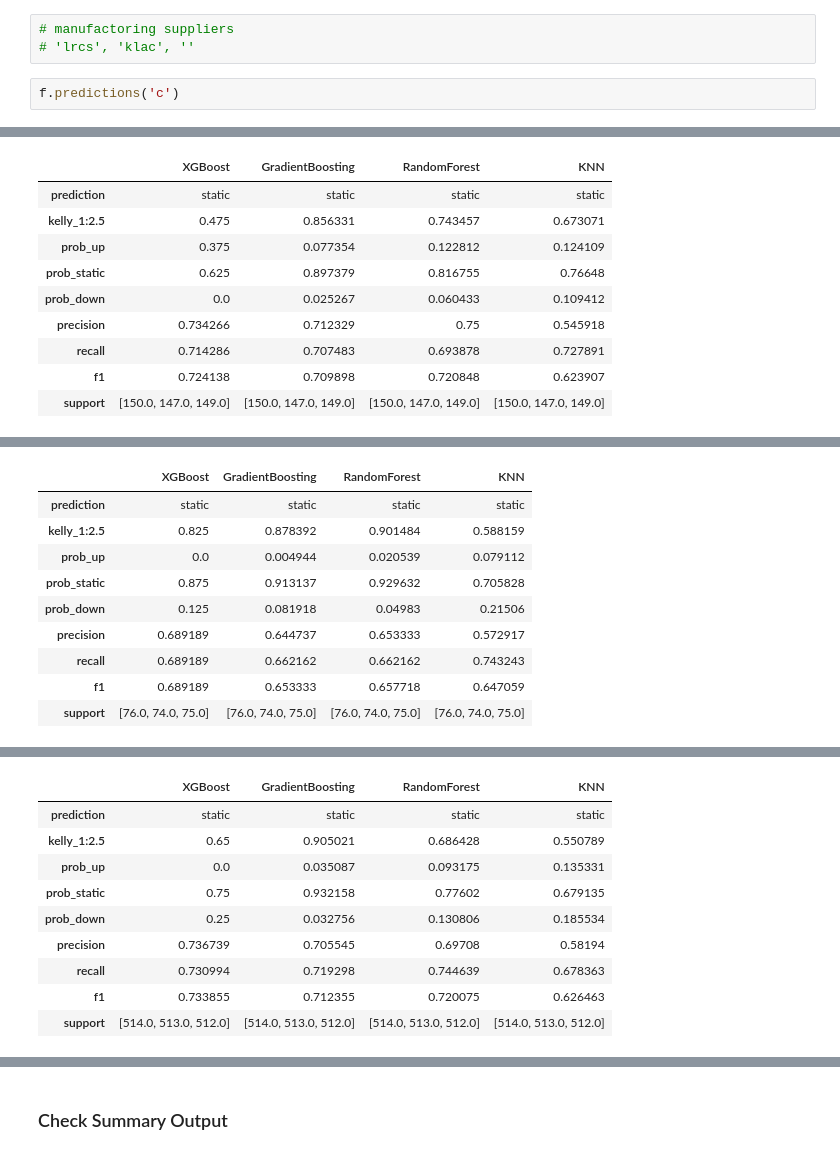
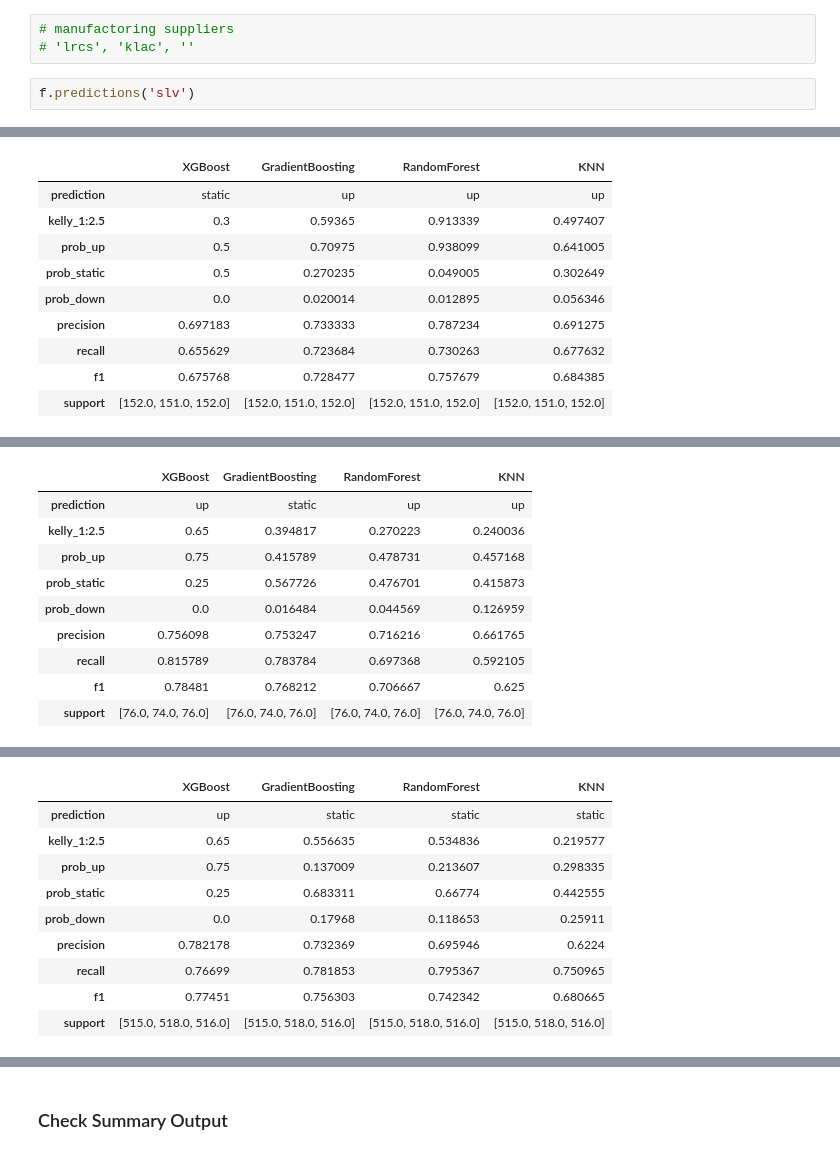
Before and after one commit to yuchild/stock_production, a Jupyter notebook: stock_next_time_frame_predictor.ipynb, the cells around one changed output, grey strips where cells are left out. Drawn from its saved outputs; the diff is of its cells as text.

```diff
--- a/stock_next_time_frame_predictor.ipynb
+++ b/stock_next_time_frame_predictor.ipynb
@@ -43,5 +43,5 @@ from src import functions as f
 # manufactoring suppliers
 # 'lrcs', 'klac', ''
 # %%
-f.predictions('c')
+f.predictions('slv')
 # %% [output]
@@ -60,10 +60,10 @@ C 15m Interval Timestamp: 2024-10-21 03:01:07
 |  | XGBoost | GradientBoosting | RandomForest | KNN |
-| prediction | static | static | static | static |
-| kelly_1:2.5 | 0.475 | 0.856331 | 0.743457 | 0.673071 |
-| prob_up | 0.375 | 0.077354 | 0.122812 | 0.124109 |
-| prob_static | 0.625 | 0.897379 | 0.816755 | 0.76648 |
-| prob_down | 0.0 | 0.025267 | 0.060433 | 0.109412 |
-| precision | 0.734266 | 0.712329 | 0.75 | 0.545918 |
-| recall | 0.714286 | 0.707483 | 0.693878 | 0.727891 |
-| f1 | 0.724138 | 0.709898 | 0.720848 | 0.623907 |
-| support | [150.0, 147.0, 149.0] | [150.0, 147.0, 149.0] | [150.0, 147.0, 149.0] | [150.0, 147.0, 149.0] |
+| prediction | static | up | up | up |
+| kelly_1:2.5 | 0.3 | 0.59365 | 0.913339 | 0.497407 |
+| prob_up | 0.5 | 0.70975 | 0.938099 | 0.641005 |
+| prob_static | 0.5 | 0.270235 | 0.049005 | 0.302649 |
+| prob_down | 0.0 | 0.020014 | 0.012895 | 0.056346 |
+| precision | 0.697183 | 0.733333 | 0.787234 | 0.691275 |
+| recall | 0.655629 | 0.723684 | 0.730263 | 0.677632 |
+| f1 | 0.675768 | 0.728477 | 0.757679 | 0.684385 |
+| support | [152.0, 151.0, 152.0] | [152.0, 151.0, 152.0] | [152.0, 151.0, 152.0] | [152.0, 151.0, 152.0] |
@@ -71,10 +71,10 @@ C 30m Interval Timestamp: 2024-10-21 03:01:10
 |  | XGBoost | GradientBoosting | RandomForest | KNN |
-| prediction | static | static | static | static |
-| kelly_1:2.5 | 0.825 | 0.878392 | 0.901484 | 0.588159 |
-| prob_up | 0.0 | 0.004944 | 0.020539 | 0.079112 |
-| prob_static | 0.875 | 0.913137 | 0.929632 | 0.705828 |
-| prob_down | 0.125 | 0.081918 | 0.04983 | 0.21506 |
-| precision | 0.689189 | 0.644737 | 0.653333 | 0.572917 |
-| recall | 0.689189 | 0.662162 | 0.662162 | 0.743243 |
-| f1 | 0.689189 | 0.653333 | 0.657718 | 0.647059 |
-| support | [76.0, 74.0, 75.0] | [76.0, 74.0, 75.0] | [76.0, 74.0, 75.0] | [76.0, 74.0, 75.0] |
+| prediction | up | static | up | up |
+| kelly_1:2.5 | 0.65 | 0.394817 | 0.270223 | 0.240036 |
+| prob_up | 0.75 | 0.415789 | 0.478731 | 0.457168 |
+| prob_static | 0.25 | 0.567726 | 0.476701 | 0.415873 |
+| prob_down | 0.0 | 0.016484 | 0.044569 | 0.126959 |
+| precision | 0.756098 | 0.753247 | 0.716216 | 0.661765 |
+| recall | 0.815789 | 0.783784 | 0.697368 | 0.592105 |
+| f1 | 0.78481 | 0.768212 | 0.706667 | 0.625 |
+| support | [76.0, 74.0, 76.0] | [76.0, 74.0, 76.0] | [76.0, 74.0, 76.0] | [76.0, 74.0, 76.0] |
@@ -82,10 +82,10 @@ C 1h Interval Timestamp: 2024-10-21 03:01:12
 |  | XGBoost | GradientBoosting | RandomForest | KNN |
-| prediction | static | static | static | static |
-| kelly_1:2.5 | 0.65 | 0.905021 | 0.686428 | 0.550789 |
-| prob_up | 0.0 | 0.035087 | 0.093175 | 0.135331 |
-| prob_static | 0.75 | 0.932158 | 0.77602 | 0.679135 |
-| prob_down | 0.25 | 0.032756 | 0.130806 | 0.185534 |
-| precision | 0.736739 | 0.705545 | 0.69708 | 0.58194 |
-| recall | 0.730994 | 0.719298 | 0.744639 | 0.678363 |
-| f1 | 0.733855 | 0.712355 | 0.720075 | 0.626463 |
-| support | [514.0, 513.0, 512.0] | [514.0, 513.0, 512.0] | [514.0, 513.0, 512.0] | [514.0, 513.0, 512.0] |
+| prediction | up | static | static | static |
+| kelly_1:2.5 | 0.65 | 0.556635 | 0.534836 | 0.219577 |
+| prob_up | 0.75 | 0.137009 | 0.213607 | 0.298335 |
+| prob_static | 0.25 | 0.683311 | 0.66774 | 0.442555 |
+| prob_down | 0.0 | 0.17968 | 0.118653 | 0.25911 |
+| precision | 0.782178 | 0.732369 | 0.695946 | 0.6224 |
+| recall | 0.76699 | 0.781853 | 0.795367 | 0.750965 |
+| f1 | 0.77451 | 0.756303 | 0.742342 | 0.680665 |
+| support | [515.0, 518.0, 516.0] | [515.0, 518.0, 516.0] | [515.0, 518.0, 516.0] | [515.0, 518.0, 516.0] |
```
Also changed, not shown: parts of 1 cell of this notebook, 14 other files.
